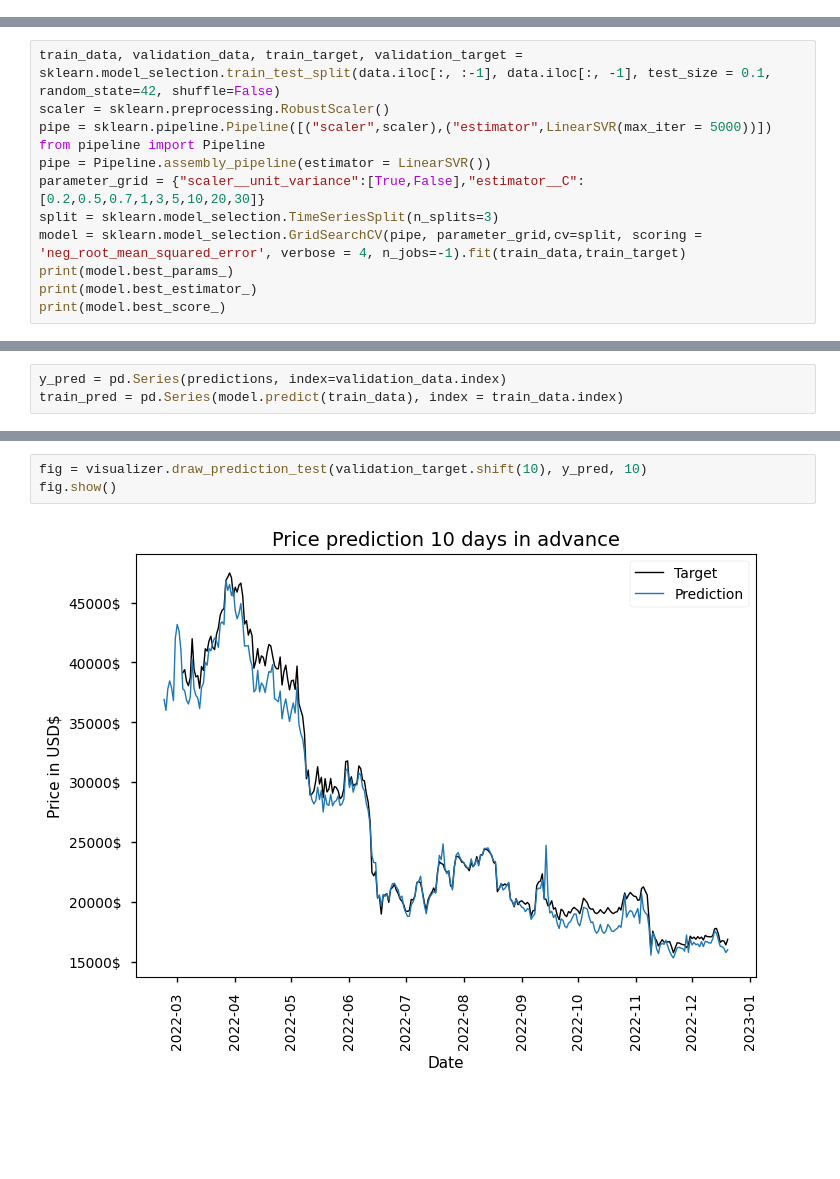
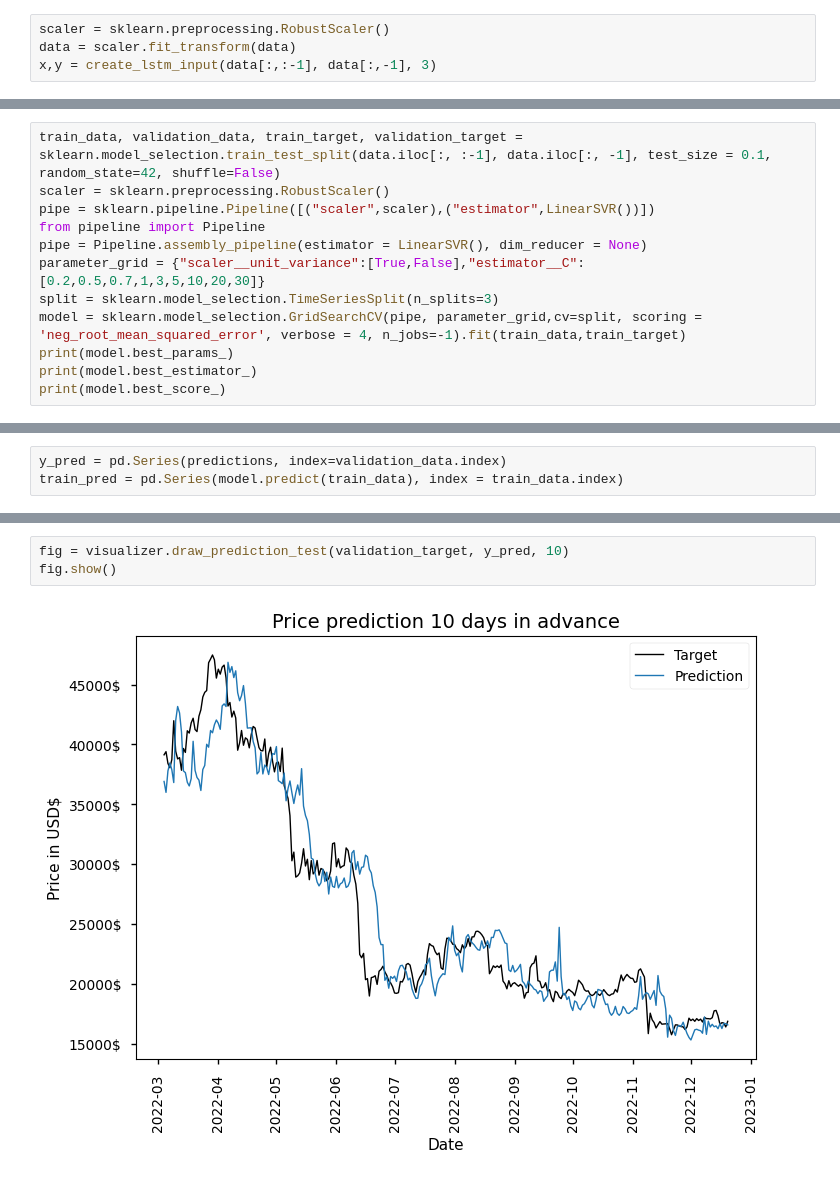
Before and after one commit to Tomas-Barhon/Noise-reduction-and-feature-extraction-with-principal-component-analysis, a Jupyter notebook: Code/playground.ipynb, the cells around one changed output, grey strips where cells are left out. Cells and saved outputs as stored; diff of their text form; blank space fills up the shorter version.

```diff
--- a/Code/playground.ipynb
+++ b/Code/playground.ipynb
@@ -98,0 +107,4 @@ data = data.dropna()
+# %%
+scaler = sklearn.preprocessing.RobustScaler()
+data = scaler.fit_transform(data)
+x,y = create_lstm_input(data[:,:-1], data[:,-1], 3)
@@ -136,9 +223,9 @@ data
 # %%
 train_data, validation_data, train_target, validation_target = sklearn.model_selection.train_test_split(data.iloc[:, :-1], data.iloc[:, -1], test_size = 0.1, random_state=42, shuffle=False)
 scaler = sklearn.preprocessing.RobustScaler()
-pipe = sklearn.pipeline.Pipeline([("scaler",scaler),("estimator",LinearSVR(max_iter = 5000))])
+pipe = sklearn.pipeline.Pipeline([("scaler",scaler),("estimator",LinearSVR())])
 from pipeline import Pipeline
-pipe = Pipeline.assembly_pipeline(estimator = LinearSVR())
+pipe = Pipeline.assembly_pipeline(estimator = LinearSVR(), dim_reducer = None)
 parameter_grid = {"scaler__unit_variance":[True,False],"estimator__C": [0.2,0.5,0.7,1,3,5,10,20,30]}
 split = sklearn.model_selection.TimeSeriesSplit(n_splits=3)
 model = sklearn.model_selection.GridSearchCV(pipe, parameter_grid,cv=split, scoring = 'neg_root_mean_squared_error', verbose = 4, n_jobs=-1).fit(train_data,train_target)
@@ -212,5 +383,5 @@ fig.show()
 # %%
-fig = visualizer.draw_prediction_test(validation_target.shift(10), y_pred, 10)
+fig = visualizer.draw_prediction_test(validation_target, y_pred, 10)
 fig.show()
 # %% [output]
-[figure, old version]
+[figure, new version]
```
Also changed, not shown: parts of 22 cells of this notebook, 3 other files.
